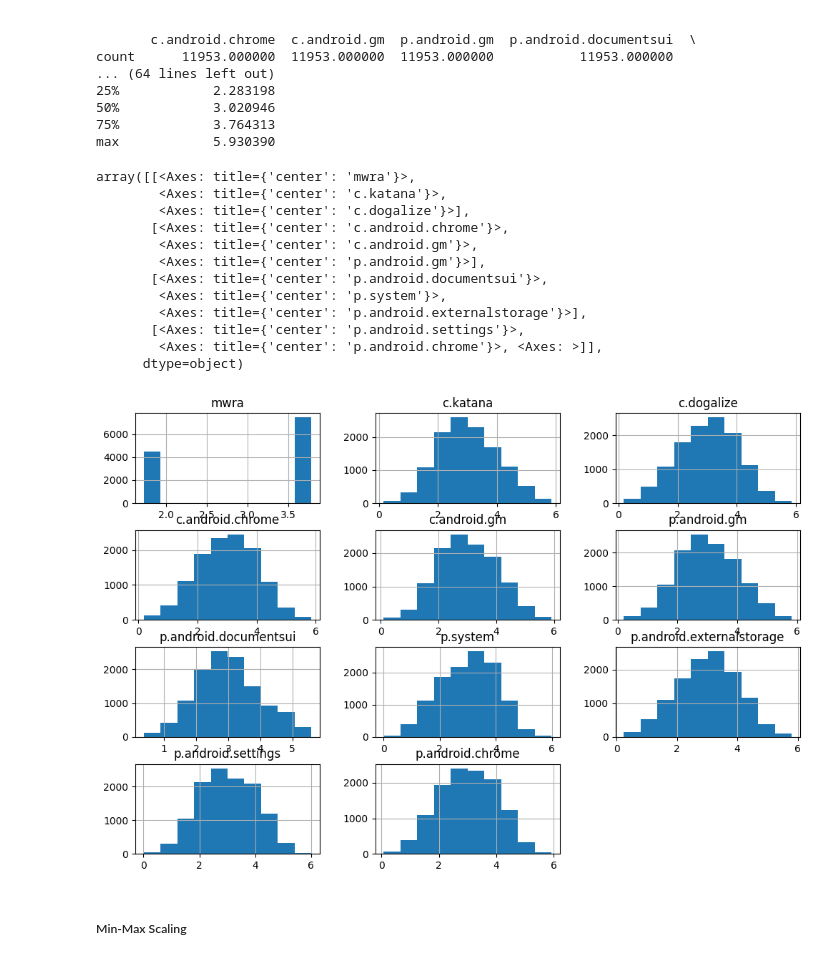
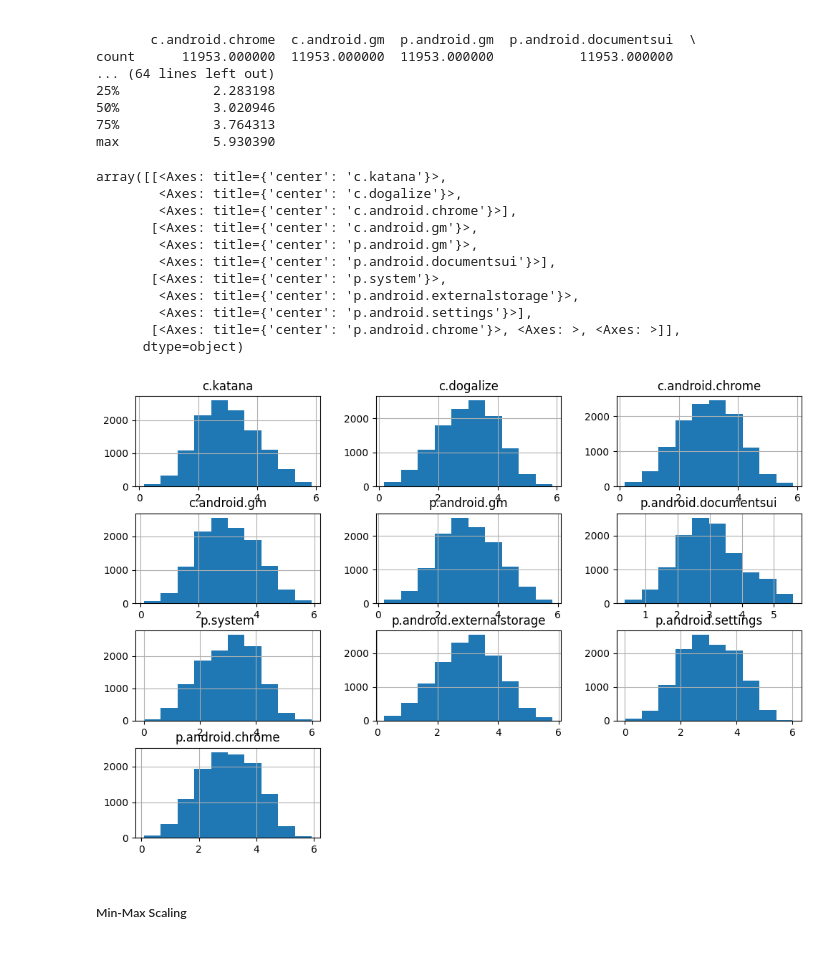
Before and after one commit to xtancos/IAU_project, a Jupyter notebook: ML.ipynb, the cells around one changed output. Cells and saved outputs as stored; diff of their text form; code cells hidden in the pictures.

Commit message:
fixed histograms :>

```diff
--- a/ML.ipynb
+++ b/ML.ipynb
@@ -352,21 +352,20 @@ count      11953.000000  11953.000000  11953.000000           11953.000000
 75%            3.764313
 max            5.930390
 # %%
-train_df_standard_scaled_shifted.hist(column=train_df_standard_scaled_shifted.columns[1:],figsize=(12,8))
+train_df_standard_scaled_shifted.hist(column=train_df_standard_scaled_shifted.columns.drop(["mwra","imei"]), figsize=(12, 8))
 # %% [output]
-array([[<Axes: title={'center': 'mwra'}>,
-        <Axes: title={'center': 'c.katana'}>,
-        <Axes: title={'center': 'c.dogalize'}>],
-       [<Axes: title={'center': 'c.android.chrome'}>,
-        <Axes: title={'center': 'c.android.gm'}>,
-        <Axes: title={'center': 'p.android.gm'}>],
-       [<Axes: title={'center': 'p.android.documentsui'}>,
-        <Axes: title={'center': 'p.system'}>,
-        <Axes: title={'center': 'p.android.externalstorage'}>],
-       [<Axes: title={'center': 'p.android.settings'}>,
-        <Axes: title={'center': 'p.android.chrome'}>, <Axes: >]],
+array([[<Axes: title={'center': 'c.katana'}>,
+        <Axes: title={'center': 'c.dogalize'}>,
+        <Axes: title={'center': 'c.android.chrome'}>],
+       [<Axes: title={'center': 'c.android.gm'}>,
+        <Axes: title={'center': 'p.android.gm'}>,
+        <Axes: title={'center': 'p.android.documentsui'}>],
+       [<Axes: title={'center': 'p.system'}>,
+        <Axes: title={'center': 'p.android.externalstorage'}>,
+        <Axes: title={'center': 'p.android.settings'}>],
+       [<Axes: title={'center': 'p.android.chrome'}>, <Axes: >, <Axes: >]],
       dtype=object)
-[figure, old version]
+[figure, new version]
 # %% [markdown]
 ##### Min-Max Scaling
 # %%
```
Also changed, not shown: parts of 2 cells of this notebook.
